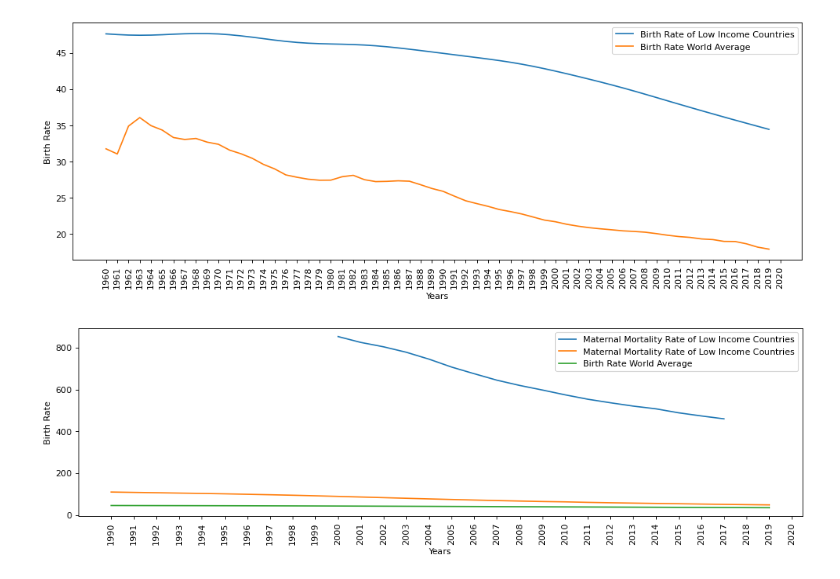
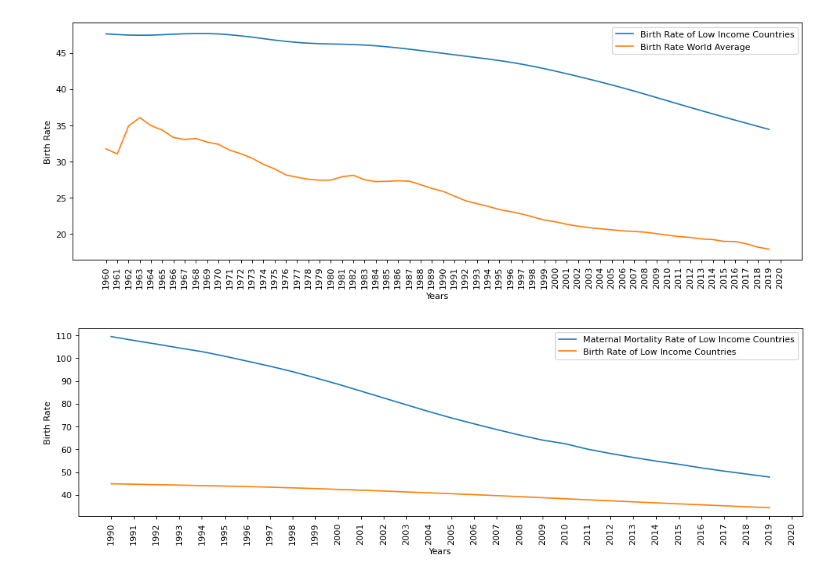
Before and after one commit to tjeon015/2021Fall_finals, a Jupyter notebook: Fertility_Rate_Analysis (Anish).ipynb, the cells around one changed output. Cells and saved outputs as stored; diff of their text form; code cells hidden in the pictures.

```diff
--- a/Fertility_Rate_Analysis (Anish).ipynb
+++ b/Fertility_Rate_Analysis (Anish).ipynb
@@ -159,14 +165,14 @@ plt.show()
 [figure]
 # %%
 figure(figsize=(15, 4), dpi=80)
-plt.plot(mm_flip.loc['1990':'2020',['Low income']],label = 'Maternal Mortality Rate of Low Income Countries')
+# plt.plot(mm_flip.loc['1990':'2020',['Low income']],label = 'Maternal Mortality Rate of Low Income Countries')
 plt.plot(im_flip.loc['1990':'2020',['Low income']],label = 'Maternal Mortality Rate of Low Income Countries')
-plt.plot(br_flip.loc['1990':'2020',['Low income']],label = 'Birth Rate World Average')
-# .loc['Andrade':'Veness', ['first_name', 'address', 'city']]
+plt.plot(br_flip.loc['1990':'2020',['Low income']],label = 'Birth Rate of Low Income Countries')
+
 plt.xlabel('Years')
 plt.ylabel('Birth Rate')
 plt.xticks(rotation = 90)
 plt.legend()
 plt.show()
 # %% [output]
-[figure, old version]
+[figure, new version]
```
Also changed, not shown: parts of 3 cells of this notebook.
